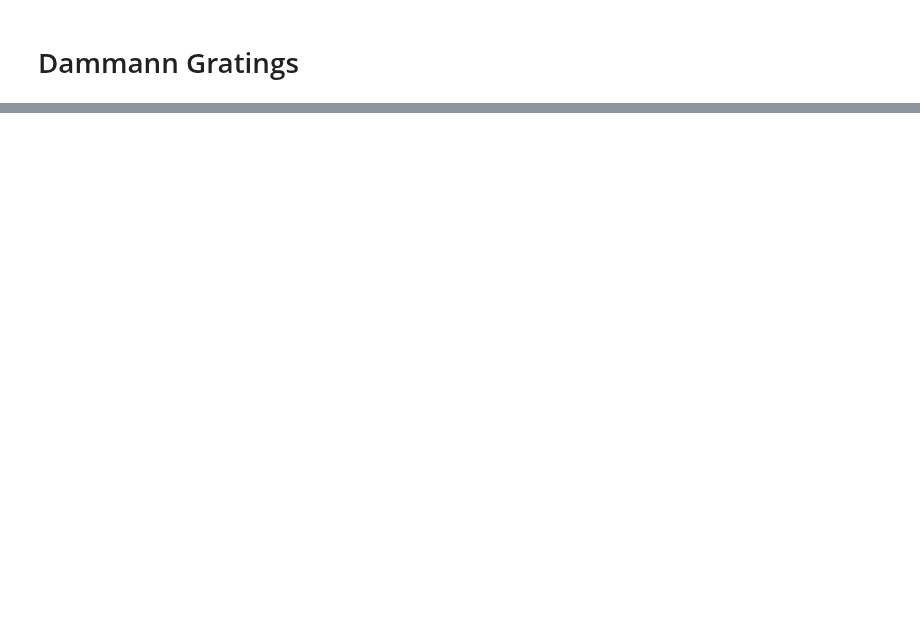
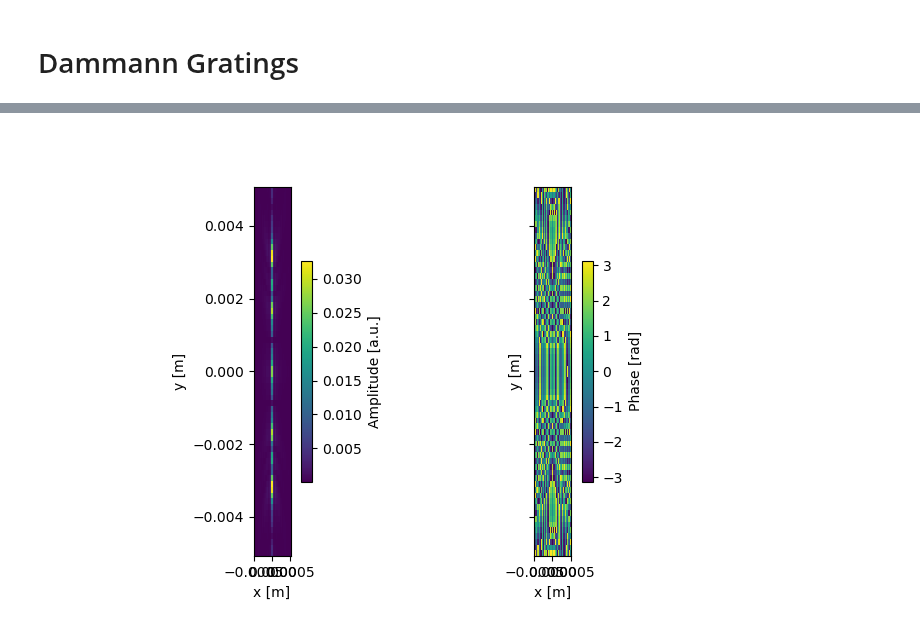
Before and after one commit to INLnano/pyMOE, a Jupyter notebook: notebooks/1 - Generate_masks/Generate_Dammann_Gratings.ipynb, the cells around one changed output, grey strips where cells are left out. Cells and saved outputs as stored; diff of their text form; code cells hidden in the pictures; blank space fills up the shorter version.

```diff
--- a/notebooks/1 - Generate_masks/Generate_Dammann_Gratings.ipynb
+++ b/notebooks/1 - Generate_masks/Generate_Dammann_Gratings.ipynb
@@ -186,0 +108,19 @@ array([ 0. ,  0.2,  0.4, -0.4, -0.2,  0. ,  0.2,  0.4, -0.4, -0.2,  0. ])
+# %%
+
+# define the wavelength used in the propagation
+wavelength = 1550*nano
+
+# Define the screen size and create it
+screen_width = 1000*micro
+screen_height = 10000*micro
+x_pixel = 64
+y_pixel = 64
+
+screen_XY = moe.field.create_screen_XY(-screen_width/2, screen_width/2, x_pixel,
+                                     -screen_height/2, screen_height/2, y_pixel,
+                                     z=3500*micro)
+
+screen_XY = moe.propagate.RS_integral(field, screen_XY, wavelength)
+
+moe.plotting.plot_screen_XY(screen_XY)
+# %% [output]
@@ -186,0 +129 @@ array([ 0. ,  0.2,  0.4, -0.4, -0.2,  0. ,  0.2,  0.4, -0.4, -0.2,  0. ])
+[figure, added]
```
Also changed, not shown: parts of 10 cells of this notebook, 1 other file.
